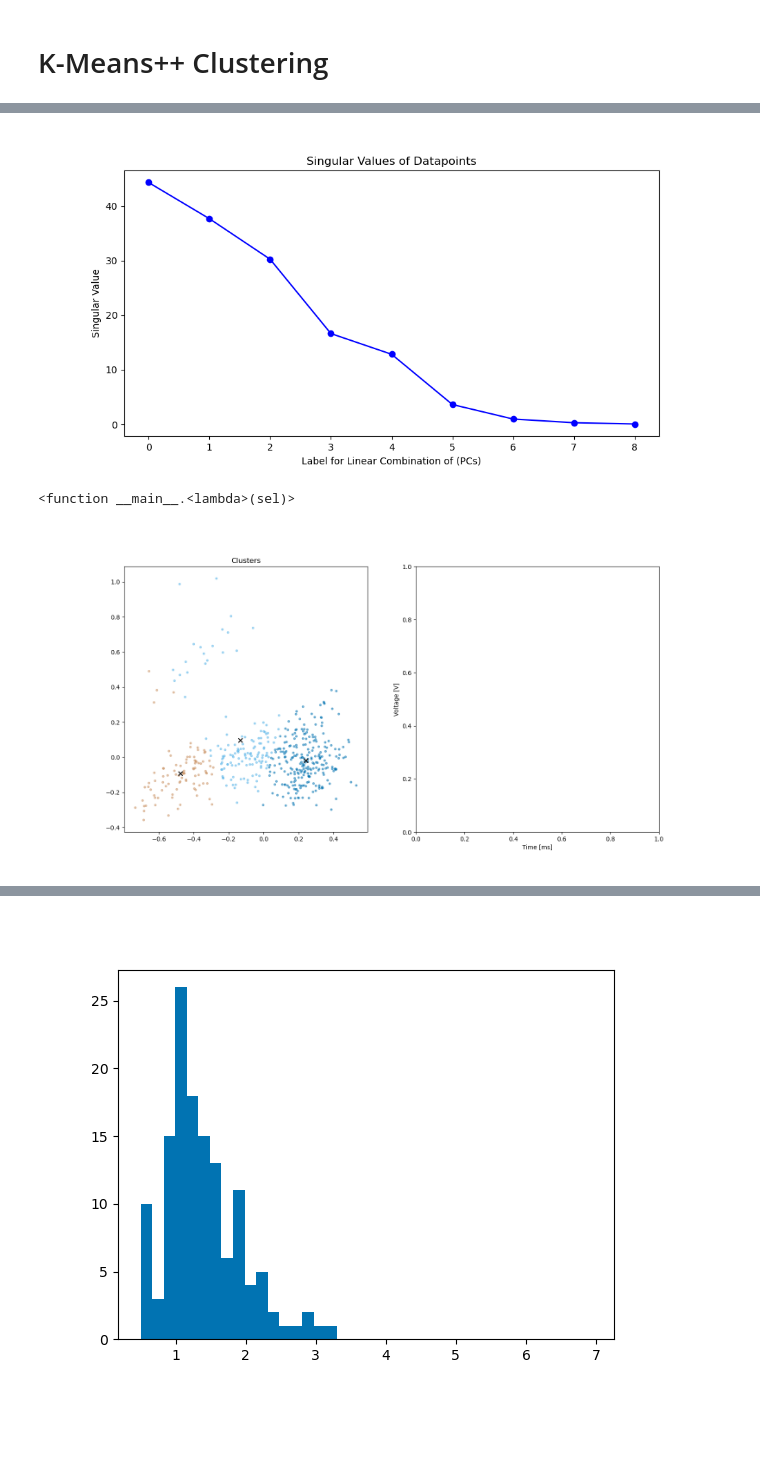
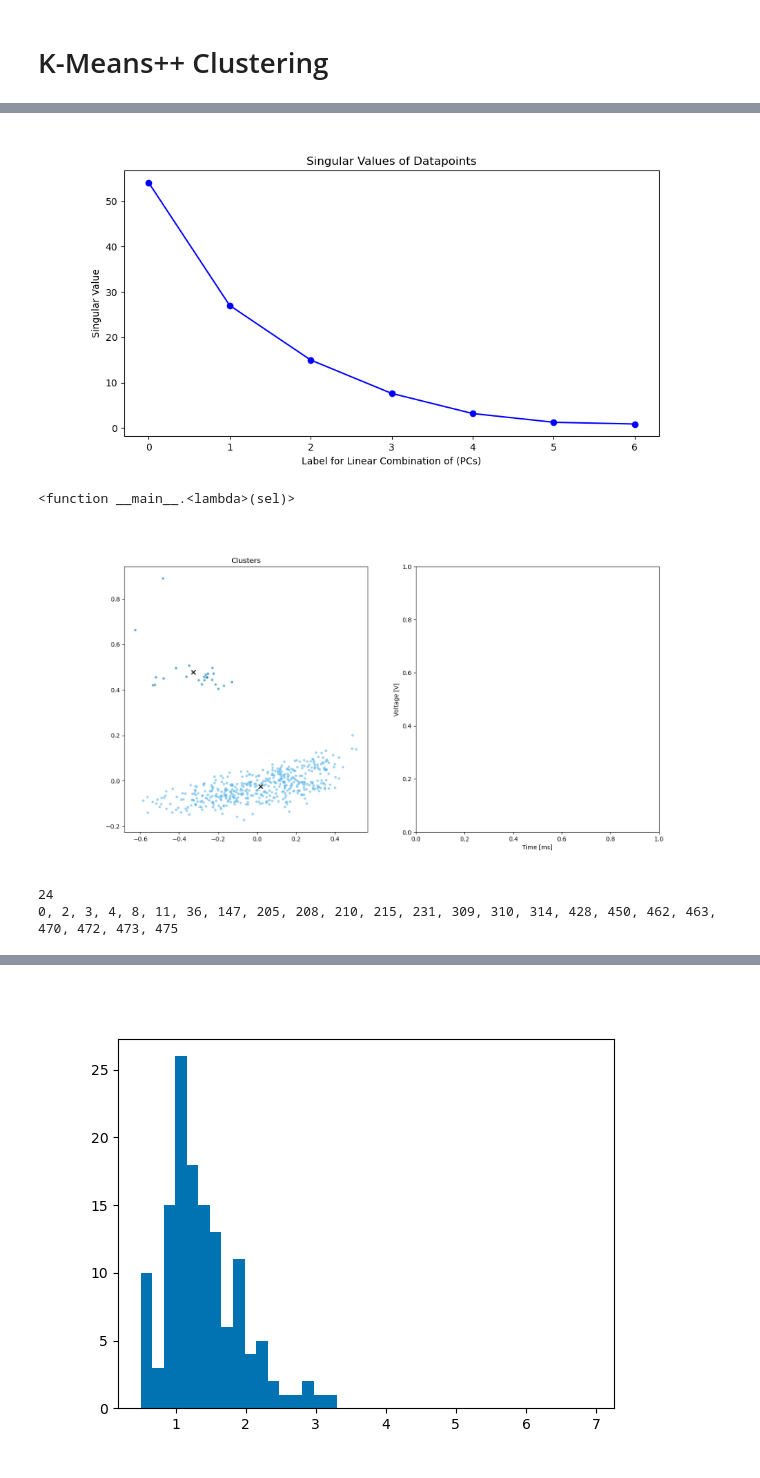
Before and after one commit to nyuad-astroparticle/TES-analysis, a Jupyter notebook: one_script_to_rule_them_all.ipynb, the cells around one changed output, grey strips where cells are left out. Saved outputs shown, nothing was run; the diff lists cells and outputs as text; code cells hidden in the pictures; blank space fills up the shorter version.

```diff
--- a/one_script_to_rule_them_all.ipynb
+++ b/one_script_to_rule_them_all.ipynb
@@ -355,9 +367,9 @@ cursor_c.connect('add', lambda sel:callback_center(sel))
 # %%
-# print(pyper)
+print(pyper)
 # print(len(pyper[1]))
 reduced = []
 reduced.append(pyper[1])
-reduced.append(pyper[3])
+# reduced.append(pyper[3])
 reduced = np.concatenate(reduced)
-print(len(reduced))
+print(reduced)
 # %% [output]
@@ -365,5 +393,5 @@ IndexError: list index out of range
 # %%
-def values_of_interest_red(time,data,order,mysize):
+def values_of_interest_red(time,data,order=2,mysize=1/50):
     sos=signal.butter(order,mysize, output='sos')
     butterybiscuits=signal.sosfilt(sos,data)
 
@@ -372,29 +400,28 @@ def values_of_interest_red(time,data,order,mysize):
     peakheight      = np.min(butterybiscuits)
     halfheights     = np.where(butterybiscuits-peakheight/2<0)[0]
     fwhm            = 0 if len(halfheights)<1 else time[halfheights[-1]]-time[halfheights[0]]
-    noize           = len([x for x in data if x>0.0005])
+    noize           = len([x for x in data if x>0.0055])
     medheight       = np.median(butterybiscuits)
     meanheight      = np.mean(butterybiscuits)
     meantime        = np.mean(np.abs(butterybiscuits)*(time))/np.sum(np.abs(butterybiscuits[:-1])*(time[1:]-time[:-1]))
     std             = np.std(butterybiscuits)
     grad            = (butterybiscuits[1:]-butterybiscuits[:-1])/(time[1:]-time[:-1])
-    grad_min        = np.mean(time[np.where(grad<0)])
-    grad_max        = np.mean(time[np.where(grad>0)])
+    grad_min        = np.mean(grad[np.where(grad<0)])
+    grad_max        = np.mean(grad[np.where(grad>0)])
     corr            = signal.correlate(butterybiscuits/np.min(butterybiscuits)*np.min(REFERENCE_VOLTAGE),REFERENCE_VOLTAGE)
     area_cumulative = np.cumsum(butterybiscuits[:-1]*(time[1:]-time[:-1]))
     cumt_percentage = area_cumulative/area
     percentage      = 0.96
-    time_at_97_perc = time[np.argmax(cumt_percentage >= percentage)]
-    # time_50         = time[np.argmax(cumt_percentage >= 0.5)]
-    time_under_trig = len([x for x in butterybiscuits if x >= -0.034])
+    time_at_94_perc = time[np.argmax(cumt_percentage >= percentage)]
+    time_under_trig = len([x for x in butterybiscuits if x >= -0.032])
 
-    return (peakheight, area, time_under_trig, time[peak]/meantime ,noize, grad_max, grad_min, time_at_97_perc, np.max(corr)/std)
+    return (peakheight, time_under_trig, time[peak]/meantime ,noize, area/std, time_at_94_perc, np.max(corr))
 # %%
 # Get the data for each of the pulses
 reduced_the_data = []
 for x in reduced:
     reduced_the_data.append(the_data[x])
-values_red      = cp.array([values_of_interest_red(*data[:2],order=2,mysize=1/300) for data in tqdm(reduced_the_data)])
+values_red      = cp.array([values_of_interest_red(*data[:2],order=2,mysize=1/250) for data in tqdm(reduced_the_data)])
 
 # Center data
 mu_red          = cp.tile(np.mean(values_red,axis=0),len(values_red)).reshape(values_red.shape)
@@ -408,42 +435,42 @@ u_red,s_red,vT_red      = cp.linalg.svd(X_centered_red)
 # 1. Calculate the D matrix using s: D is s*s
 D_red       = cp.asnumpy(s_red*s_red)
 labels_red  = range(len(X_centered_red[0]))
 
 # 2. Set the fig size to (15,5)
 fig_red     = plt.figure(figsize=(10,5))
 ax_red      = fig_red.add_subplot(111)
 
 # 3. Add the line chart using plt.plot( ?? ,'bo-')
 ax_red.plot(labels_red,D_red,'bo-')
 
 # 3. Add proper tital, ticks, axis labels_red
 ax_red.set_title('Singular Values of Datapoints')
 ax_red.set_xlabel('Label for Linear Combination of (PCs)')
 ax_red.set_ylabel('Singular Value')
 ax_red.set_xticks(labels_red)
 # ax_red.set_yscale('log')
 
 # Obtaining our compressed data representation:
 # 1. Determine at least k singular values that are needed to represent the data set from the fig above
 k_red = np.array(list(labels_red))
 
 # 2. Obtain the first k of v^T and store it
 v_red = vT_red[k_red].T
 
 # 3. Calculate the compressed data using np.matmul(), X and stored first k of v^T
 X_compressed_red = cp.matmul(X_centered_red,v_red).get()
 
 plt.show()
 # %% [output]
-[figure, old version]
+[figure, new version]
 # %%
 %matplotlib widget
 # PARAMETERS
-N_CLUSTERS_red  = 3
+N_CLUSTERS_red  = 2
 pyper_red       = []
 sns.set_palette("colorblind")
 # Get the centers_red
-DATA_red    = X_compressed_red[:,[0,3]] #X_centered[:,[0,-1]] #
+DATA_red    = X_compressed_red[:,[1,3]] #X_centered[:,[0,-1]] #
 
 colorblind_palette = sns.color_palette("colorblind")
 cmap = ListedColormap(colorblind_palette)
@@ -523,4 +550,6 @@ def callback_center(sel):
 cursor_c.connect('add', lambda sel:callback_center(sel))
 # %% [output]
 <function __main__.<lambda>(sel)>
-[figure, old version]
+[figure, new version]
+24
+0, 2, 3, 4, 8, 11, 36, 147, 205, 208, 210, 215, 231, 309, 310, 314, 428, 450, 462, 463, 470, 472, 473, 475
```
Also changed, not shown: parts of 8 cells of this notebook.
